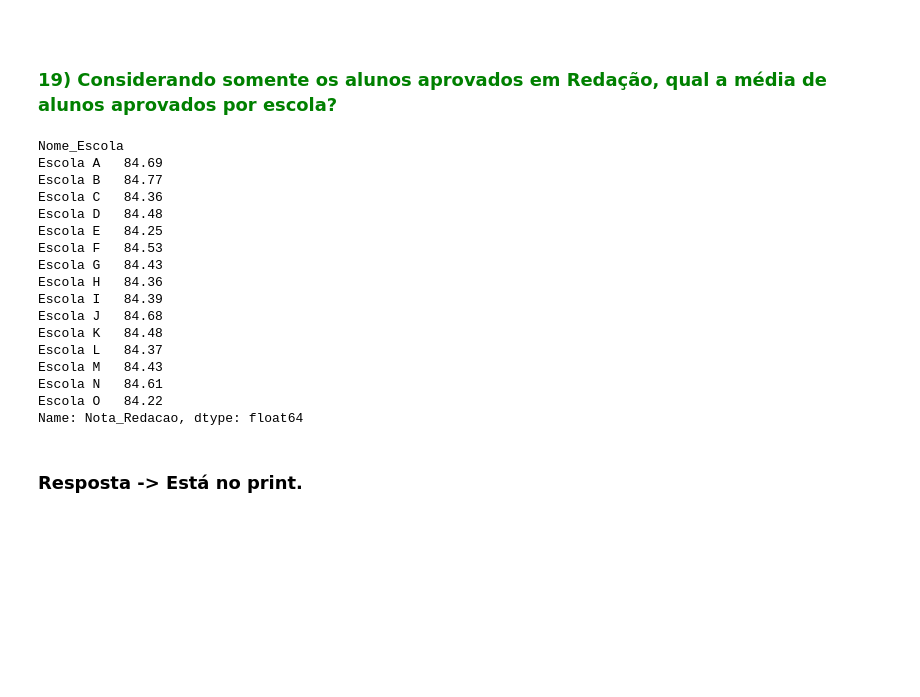
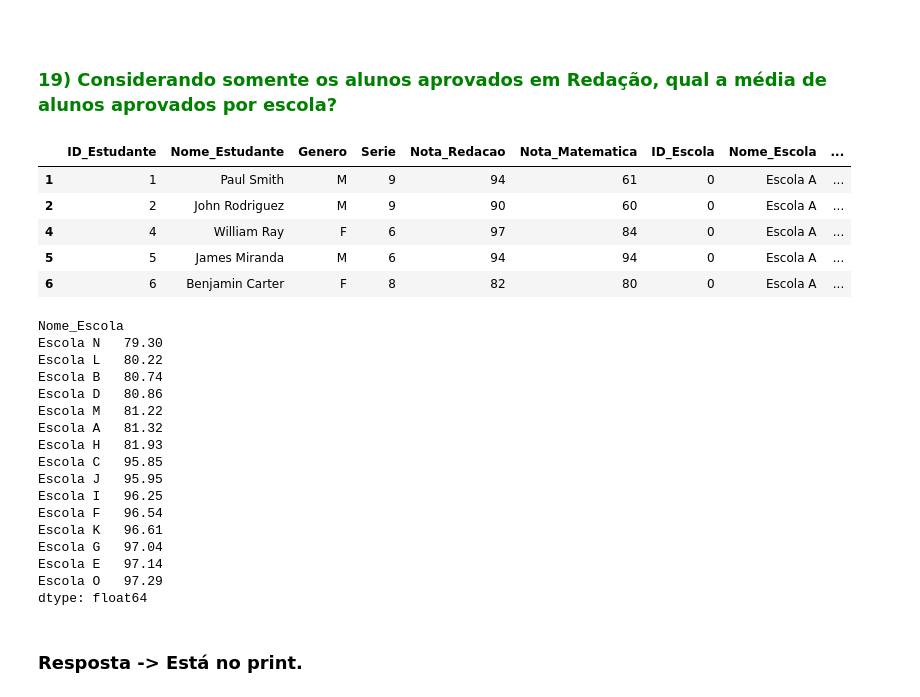
Before and after one commit to EduardoBran/Python_-_Estrutura-de-Dados-com-Pandas, a Jupyter notebook: 6.Estudo_de_Caso_-_Analise_Dados_Escolares_com_Pandas.ipynb, the cells around one changed output. Drawn from its saved outputs; the diff is of its cells as text; code cells hidden in the pictures; blank space fills up the shorter version.

```diff
--- a/6.Estudo_de_Caso_-_Analise_Dados_Escolares_com_Pandas.ipynb
+++ b/6.Estudo_de_Caso_-_Analise_Dados_Escolares_com_Pandas.ipynb
@@ -734,29 +739,41 @@ Name: Nota_Matematica, dtype: float64
 ### Resposta -> Está no print.<br>
 # %% [markdown]
 ### <br><font color='green'> 19) Considerando somente os alunos aprovados em Redação, qual a média de alunos aprovados por escola?</font>
+# %%
+# Alunos aprovados em Redação
+aprovados_red = dados_full[(dados_full["Nota_Redacao"] >= 70)]
+aprovados_red.head()
+# %% [output]
+|  | ID_Estudante | Nome_Estudante | Genero | Serie | Nota_Redacao | Nota_Matematica | ID_Escola | Nome_Escola | ... |
+| 1 | 1 | Paul Smith | M | 9 | 94 | 61 | 0 | Escola A | ... |
+| 2 | 2 | John Rodriguez | M | 9 | 90 | 60 | 0 | Escola A | ... |
+| 4 | 4 | William Ray | F | 6 | 97 | 84 | 0 | Escola A | ... |
+| 5 | 5 | James Miranda | M | 6 | 94 | 94 | 0 | Escola A | ... |
+| 6 | 6 | Benjamin Carter | F | 8 | 82 | 80 | 0 | Escola A | ... |
 # %%
-aprovados_redacao = dados_full[(dados_full['Nota_Redacao'] >= 70)]
+total_estudantes_por_escola = dados_full['Nome_Escola'].value_counts()
 
-media_aprovados_red_por_escola = aprovados_redacao.groupby('Nome_Escola')['Nota_Redacao'].mean()
-media_aprovados_red_por_escola
+# Média da nota em Redação por escola considerando os aprovados em Redação
+media_apr_red_esc = (aprovados_red.groupby(["Nome_Escola"]).count()["Nome_Estudante"] / total_estudantes_por_escola * 100).sort_values()
+media_apr_red_esc
 # %% [output]
 Nome_Escola
-Escola A   84.69
-Escola B   84.77
-Escola C   84.36
-Escola D   84.48
-Escola E   84.25
-Escola F   84.53
-Escola G   84.43
-Escola H   84.36
-Escola I   84.39
-Escola J   84.68
-Escola K   84.48
-Escola L   84.37
-Escola M   84.43
-Escola N   84.61
-Escola O   84.22
-Name: Nota_Redacao, dtype: float64
+Escola N   79.30
+Escola L   80.22
+Escola B   80.74
+Escola D   80.86
+Escola M   81.22
+Escola A   81.32
+Escola H   81.93
+Escola C   95.85
+Escola J   95.95
+Escola I   96.25
+Escola F   96.54
+Escola K   96.61
+Escola G   97.04
+Escola E   97.14
+Escola O   97.29
+dtype: float64
 # %% [markdown]
 ### Resposta -> Está no print.<br>
 # %% [markdown]
```
Also changed, not shown: parts of 23 cells of this notebook, 1 other file.
